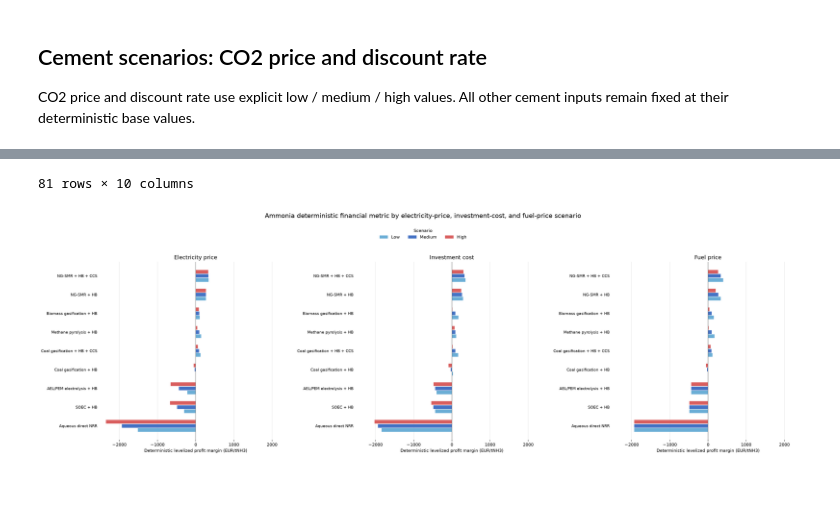
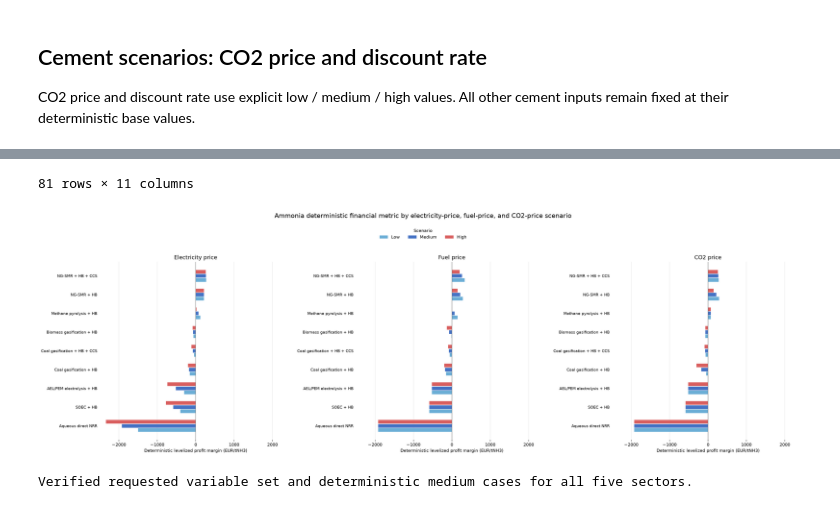
Before and after one commit to Finnzn/Master-Thesis, a Jupyter notebook: notebooks/scenario_analysis.ipynb, the cells around one changed output, grey strips where cells are left out. Saved outputs shown, nothing was run; the diff lists cells and outputs as text; code cells hidden in the pictures.

```diff
--- a/notebooks/scenario_analysis.ipynb
+++ b/notebooks/scenario_analysis.ipynb
@@ -499,7 +508,7 @@ cement_summary = pd.concat(
             CEMENT_TECHNOLOGY_LABELS,
             "CO2 price",
             "carbon_price",
-            CEMENT_CO2_PRICE_SCENARIOS,
+            CO2_PRICE_SCENARIOS,
         ),
         build_deterministic_scenario_summary(
             "cement",
@@ -507,7 +516,7 @@ cement_summary = pd.concat(
             CEMENT_TECHNOLOGY_LABELS,
             "Discount rate",
             "discount_rate",
-            CEMENT_DISCOUNT_RATE_SCENARIOS,
+            DISCOUNT_RATE_SCENARIOS,
         ),
     ],
     ignore_index=True,
@@ -552,13 +561,13 @@ hydrogen_summary = pd.concat(
             HYDROGEN_TECHNOLOGY_LABELS,
             scenario_variable,
             attribute,
-            HYDROGEN_INPUT_MULTIPLIERS,
-            values_are_multipliers=True,
+            scenario_values,
+            values_are_multipliers=values_are_multipliers,
         )
-        for scenario_variable, attribute in (
-            ("Fuel price", "fuel_price"),
-            ("Electricity price", "electricity_price"),
-            ("Investment cost", "capex"),
+        for scenario_variable, attribute, scenario_values, values_are_multipliers in (
+            ("Electricity price", "electricity_price", INPUT_MULTIPLIERS, True),
+            ("Fuel price", "fuel_price", INPUT_MULTIPLIERS, True),
+            ("CO2 price", "carbon_price", CO2_PRICE_SCENARIOS, False),
         )
     ],
     ignore_index=True,
@@ -567,7 +576,7 @@ hydrogen_summary = pd.concat(
 display(hydrogen_summary)
 plot_scenario_variables(
     hydrogen_summary,
-    "Hydrogen deterministic financial metric by fuel-price, electricity-price, and investment-cost scenario",
+    "Hydrogen deterministic financial metric by electricity-price, fuel-price, and CO2-price scenario",
     "hydrogen",
     figure_height=7.5,
 )
@@ -600,13 +609,13 @@ ammonia_summary = pd.concat(
             AMMONIA_TECHNOLOGY_LABELS,
             scenario_variable,
             attribute,
-            AMMONIA_INPUT_MULTIPLIERS,
-            values_are_multipliers=True,
+            scenario_values,
+            values_are_multipliers=values_are_multipliers,
         )
-        for scenario_variable, attribute in (
-            ("Electricity price", "electricity_price"),
-            ("Investment cost", "capex"),
-            ("Fuel price", "fuel_price"),
+        for scenario_variable, attribute, scenario_values, values_are_multipliers in (
+            ("Electricity price", "electricity_price", INPUT_MULTIPLIERS, True),
+            ("Fuel price", "fuel_price", INPUT_MULTIPLIERS, True),
+            ("CO2 price", "carbon_price", CO2_PRICE_SCENARIOS, False),
         )
     ],
     ignore_index=True,
@@ -634,9 +643,33 @@ np.testing.assert_allclose(
 display(ammonia_summary)
 plot_scenario_variables(
     ammonia_summary,
-    "Ammonia deterministic financial metric by electricity-price, investment-cost, and fuel-price scenario",
+    "Ammonia deterministic financial metric by electricity-price, fuel-price, and CO2-price scenario",
     "ammonia",
     figure_height=8.0,
 )
 plt.show()
+
+expected_variables = {
+    "Cement": {"CO2 price", "Discount rate"},
+    "Electricity": {"Full-load hours", "CO2 price", "Discount rate"},
+    "Steel": {"CO2 price", "Electricity price", "Fuel / reductant price"},
+    "Ammonia": {"Electricity price", "Fuel price", "CO2 price"},
+    "Hydrogen": {"Electricity price", "Fuel price", "CO2 price"},
+}
+all_summaries = pd.concat(
+    [cement_summary, electricity_summary, steel_summary, ammonia_summary, hydrogen_summary],
+    ignore_index=True,
+)
+actual_variables = (
+    all_summaries.groupby("sector")["scenario_variable"]
+    .agg(lambda values: set(values))
+    .to_dict()
+)
+assert actual_variables == expected_variables
+np.testing.assert_allclose(
+    all_summaries.loc[all_summaries["scenario"] == "Medium", "delta_from_base"],
+    0.0,
+    atol=1e-9,
+)
+print("Verified requested variable set and deterministic medium cases for all five sectors.")
 # %% [output]
@@ -655,3 +688,4 @@ plt.show()
-81 rows × 10 columns
+81 rows × 11 columns
-[figure, old version]
+[figure, new version]
+Verified requested variable set and deterministic medium cases for all five sectors.
 # %% [markdown]
```
Also changed, not shown: parts of 19 cells of this notebook, 1 other file.
